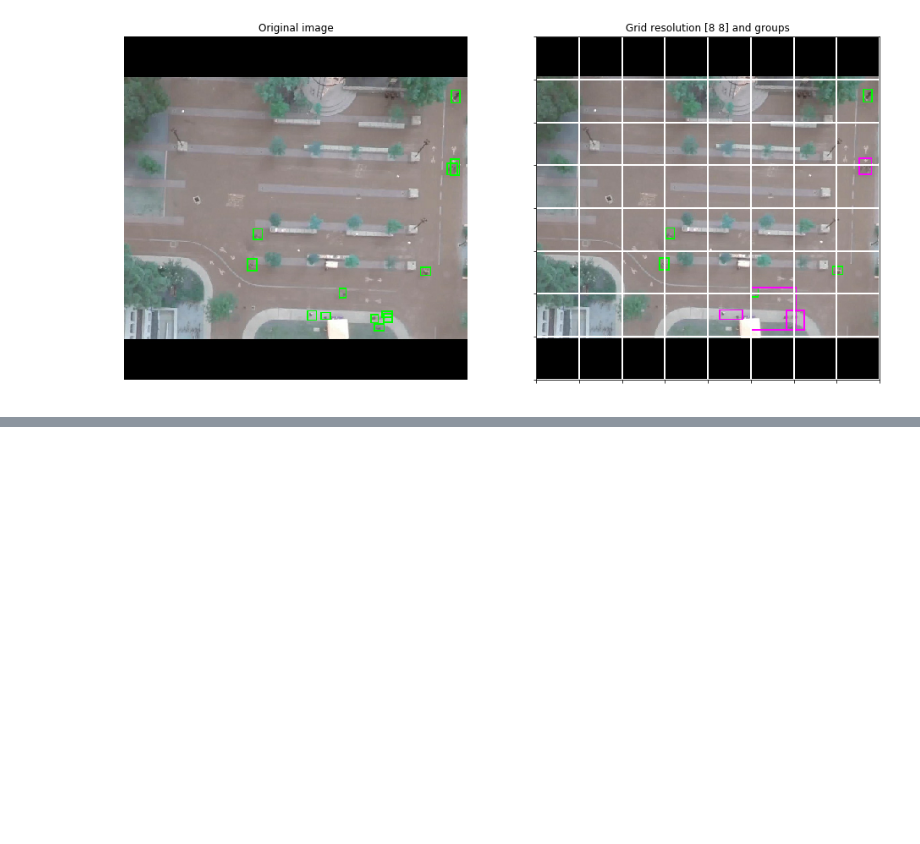
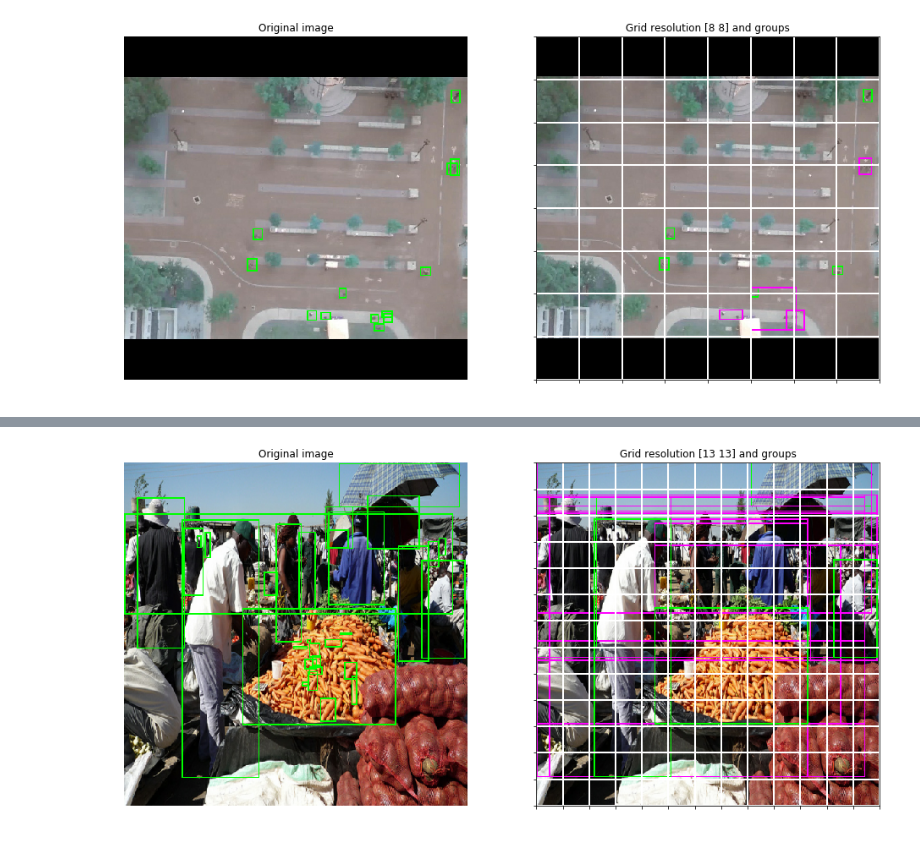
Before and after one commit to ameroyer/ODGI, a Jupyter notebook: create_dataset.ipynb, the cells around one changed output, grey strips where cells are left out. Drawn from its saved outputs; the diff is of its cells as text; code cells hidden in the pictures; blank space fills up the shorter version.

Commit message:
Handle MSCOCO inputs

```diff
--- a/create_dataset.ipynb
+++ b/create_dataset.ipynb
@@ -696,0 +856,69 @@ In-graph inputs:
+# %%
+from importlib import reload
+reload(tf_inputs)
+with tf.Graph().as_default():
+    mode = 'val'
+    metadata = configuration.load_metadata('Data/metadata_mscoco.txt')
+    image_size = 512
+    if mode in ['train', 'val']:
+        image_folder = os.path.join(metadata['image_folder'], 'train2017')
+    else:
+        image_folder = os.path.join(metadata['image_folder'], 'val2017')
+
+    num_cells = np.array([13, 13])
+    grid_offsets = configuration.precompute_grid_offsets(num_cells)
+
+    print('\n\033[44mIn-graph inputs:\033[0m')
+    inputs, _ = tf_inputs.get_tf_dataset(metadata['%s_tfrecords' % mode],
+                                         metadata['feature_keys'],
+                                         'mscoco',
+                                         metadata['%s_max_num_bbs' % mode],
+                                         num_classes=len(metadata['data_classes']),
+                                         with_classes=True,
+                                         with_groups=True,
+                                         grid_offsets=grid_offsets,
+                                         data_augmentation_threshold=1.,
+                                         image_folder=image_folder,
+                                         batch_size=1,
+                                         image_size=image_size,
+                                         shuffle_buffer=100,
+                                         verbose=2)
+    inputs = inputs[0]
+
+    with tf.Session() as sess:
+        inputs_ = sess.run(inputs)
+        # Bounding boxes (Green)
+        img = np.copy(inputs_['image'][0])
+        for bb in inputs_['bounding_boxes'][0]:
+            viz.draw_bounding_boxes_numpy(img, bb)
+        # On-the-fly group bounding boxes (Magenta)
+        group_img = np.copy(inputs_['image'][0])
+        group_bbs = np.reshape(inputs_['group_bounding_boxes_per_cell'][0], (-1, 4))
+        group_flags = np.reshape(inputs_['group_flags'][0], (-1))
+        for bb, flag in zip(group_bbs, group_flags):
+            viz.draw_bounding_boxes_numpy(group_img, bb, color=(1., 0., 1.) if flag else (0., 1., 0.))
+
+        # Print
+        print('\n\033[44mSample:\033[0m')
+        print('    im_id:', inputs_['im_id'][0])
+        print('    grid size', num_cells)
+        print('   ', inputs_['num_boxes'][0], 'bbs')
+        print('   ', inputs_['num_group_boxes'][0], 'bbs after grouping')
+        classes = np.where(inputs_['class_labels'][0] > 0)[-1]
+        print('    Classes:', ', '.join(metadata['data_classes'][index] for index in classes))
+        group_classes = np.where(inputs_['group_class_labels'][0] > 0)[-1]
+        print('    Group classes:', ', '.join(metadata['data_classes'][index]
+                                              for index in group_classes[:inputs_['num_group_boxes'][0]]))
+        # Plot
+        _, (ax1, ax2) = plt.subplots(1, 2, figsize=(16, 8))
+        ax1.set_title('Original image')
+        ax1.imshow(img)
+        ax1.set_axis_off()
+        ax2.set_title('Grid resolution %s and groups' % num_cells)
+        ax2.imshow(group_img)
+        ax2.set_xticks(np.linspace(0, image_size, num_cells[0] + 1))
+        ax2.set_yticks(np.linspace(0, image_size, num_cells[1] + 1))
+        ax2.tick_params(labelbottom=False, labelleft=False)
+        ax2.grid(color='white', linewidth=2)
+        plt.show()
+# %% [output]
@@ -696,0 +942 @@ In-graph inputs:
+[figure, added]
```
Also changed, not shown: parts of 7 cells of this notebook, 2 other files.
